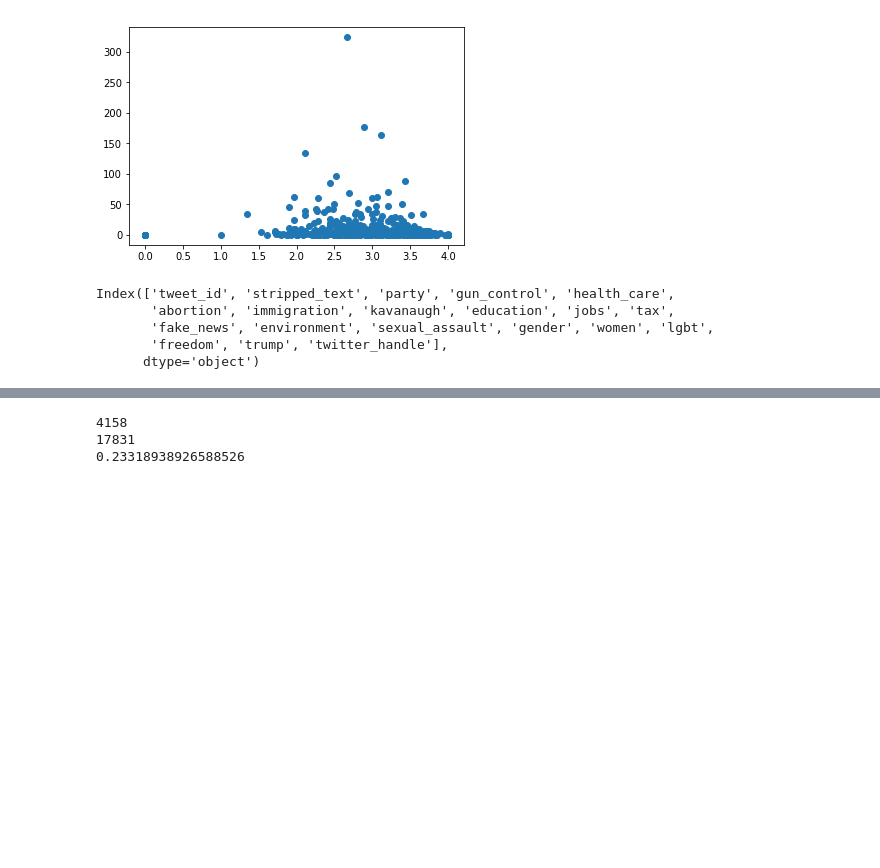
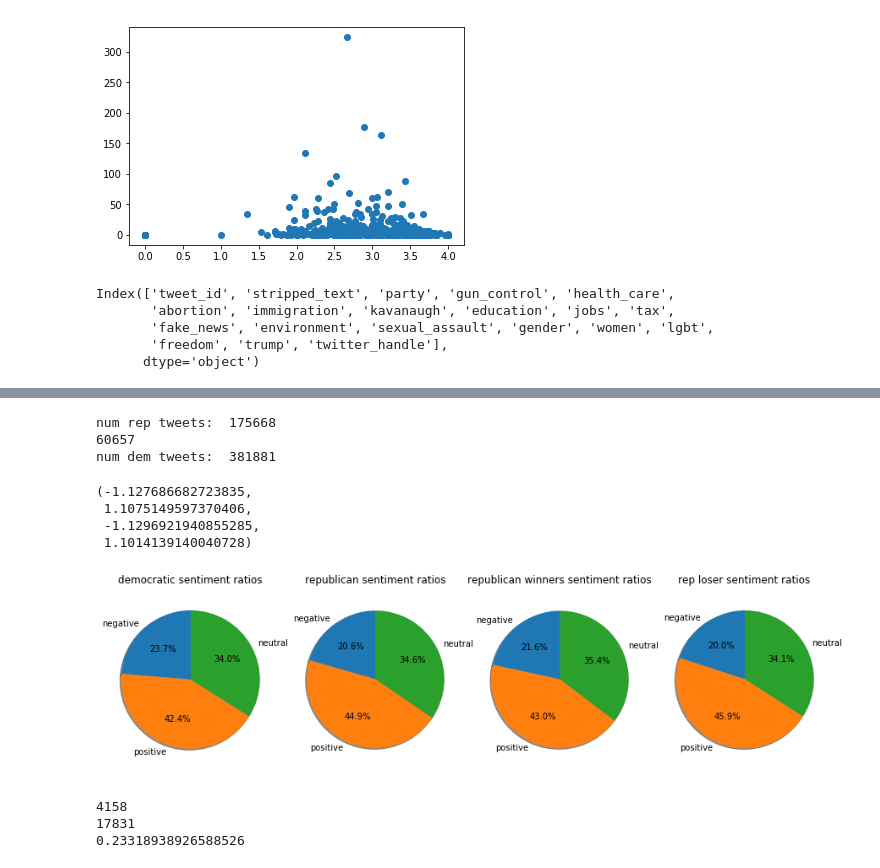
Before and after one commit to charles-tan/POCA, a Jupyter notebook: notebooks/topics_analysis.ipynb, the cells around one changed output, grey strips where cells are left out. Drawn from its saved outputs; the diff is of its cells as text; code cells hidden in the pictures; blank space fills up the shorter version.

```diff
--- a/notebooks/topics_analysis.ipynb
+++ b/notebooks/topics_analysis.ipynb
@@ -13,0 +94,8 @@ rep_df['sentiment'] = rep_df['sentiment'].fillna(0)
+# %%
+# tweet ids of candidates who won
+candidate_winners = dem_df[dem_df['won_primary'] == 'Yes'].twitter_handle.append(rep_df[rep_df['won_primary'] == 'Yes'].twitter_handle)
+candidate_winners.append(dem_df[dem_df['won_primary'] == 'Yes'].twitter_handle2)
+candidate_winners.append(rep_df[rep_df['won_primary'] == 'Yes'].twitter_handle2)
+
+tweet_id_winners = tweets_with_topics[tweets_with_topics['twitter_handle'].isin(set(candidate_winners))].tweet_id.unique()
+# tweet_id_winners
@@ -203,3 +300,50 @@ axs.hist(rep)
+# %%
+# All Candidates
+rep = tweets_topic_sa[tweets_topic_sa['party'] == 1]
+dem = tweets_topic_sa[tweets_topic_sa['party'] == 0]
+rep_winners = tweets_topic_sa[(tweets_topic_sa['party'] == 1) & (tweets_topic_sa['tweet_id'].isin(tweet_id_winners))]
+dem_winners = tweets_topic_sa[(tweets_topic_sa['party'] == 0) & (tweets_topic_sa['tweet_id'].isin(tweet_id_winners))]
+rep_losers = tweets_topic_sa[(tweets_topic_sa['party'] == 1) & (~tweets_topic_sa['tweet_id'].isin(tweet_id_winners))]
+
+print("num rep tweets: ", len(rep))
+print(len(rep_winners))
+print("num dem tweets: ", len(dem))
+
+dem_nums = [len(dem[dem['sentiment'] == 0]), len(dem[dem['sentiment'] == 4]), len(dem[dem['sentiment'] == 2])]
+rep_nums = [len(rep[rep['sentiment'] == 0]), len(rep[rep['sentiment'] == 4]), len(rep[rep['sentiment'] == 2])]
+rep_winners_nums = [len(rep_winners[rep_winners['sentiment'] == 0]), len(rep_winners[rep_winners['sentiment'] == 4]), len(rep_winners[rep_winners['sentiment'] == 2])]
+rep_losers_nums = [len(rep_losers[rep_losers['sentiment'] == 0]), len(rep_losers[rep_losers['sentiment'] == 4]), len(rep_losers[rep_losers['sentiment'] == 2])]
+
+
+labels = ['negative', 'positive', 'neutral']
+f, axs = plt.subplots(1,4,figsize=(15,4))
+axs[0].pie(dem_nums, labels=labels, autopct='%1.1f%%',
+        shadow=True, startangle=90)
+axs[0].set_title("democratic sentiment ratios")
+axs[0].axis('equal')
+axs[1].pie(rep_nums, labels=labels, autopct='%1.1f%%',
+        shadow=True, startangle=90)
+axs[1].set_title("republican sentiment ratios")
+axs[1].axis('equal')
+
+axs[2].pie(rep_winners_nums, labels=labels, autopct='%1.1f%%',
+        shadow=True, startangle=90)
+axs[2].set_title("republican winners sentiment ratios")
+axs[2].axis('equal')
+
+axs[3].pie(rep_losers_nums, labels=labels, autopct='%1.1f%%',
+        shadow=True, startangle=90)
+axs[3].set_title("rep loser sentiment ratios")
+axs[3].axis('equal')
+# %% [output]
+num rep tweets:  175668
+60657
+num dem tweets:  381881
+(-1.127686682723835,
+ 1.1075149597370406,
+ -1.1296921940855285,
+ 1.1014139140040728)
+[figure, added]
 # %%
 def print_sentiment_breakdown(tweets_topic_sa, topic):
     print("== democratic ratios == ")
```
Also changed, not shown: parts of 24 cells of this notebook, 3 other files.
